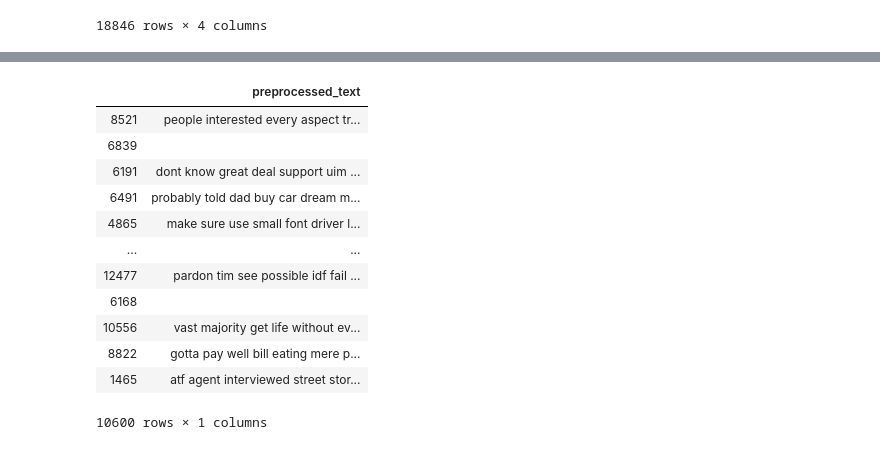
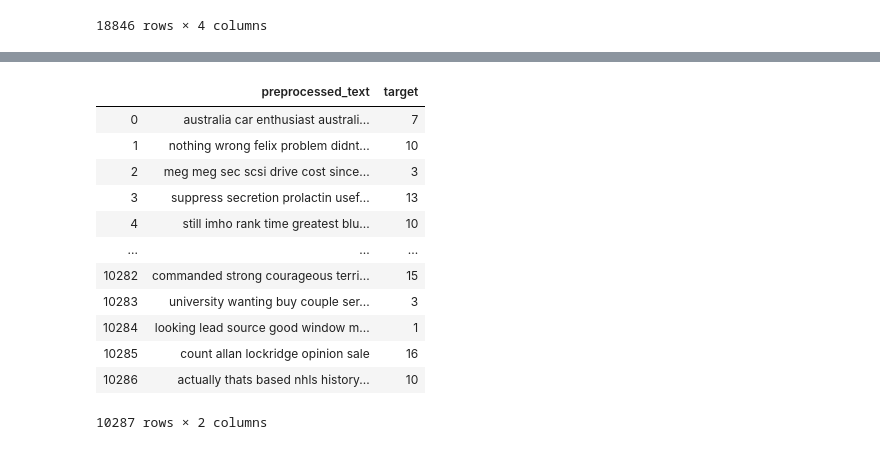
Before and after one commit to joekryan/NLP_Project, a Jupyter notebook: Workbook1.ipynb, the cells around one changed output, grey strips where cells are left out. Cells and saved outputs as stored; diff of their text form; code cells hidden in the pictures.

```diff
--- a/Workbook1.ipynb
+++ b/Workbook1.ipynb
@@ -309,19 +313,3 @@ y_train.to_frame()
-# %%
-X_train.to_frame()
-# %% [output]
-|  | preprocessed_text |
-| 8521 | people interested every aspect tr... |
-| 6839 |  |
-| 6191 | dont know great deal support uim ... |
-| 6491 | probably told dad buy car dream m... |
-| 4865 | make sure use small font driver l... |
-| ... | ... |
-| 12477 | pardon tim see possible idf fail ... |
-| 6168 |  |
-| 10556 | vast majority get life without ev... |
-| 8822 | gotta pay well bill eating mere p... |
-| 1465 | atf agent interviewed street stor... |
-10600 rows × 1 columns
 # %%
 train_df = X_train.to_frame().merge(y_train.to_frame(),left_index=True,right_index=True)
 val_df = X_val.to_frame().merge(y_val.to_frame(),left_index=True,right_index=True)
@@ -333,3 +321,21 @@ test_df.to_csv(r'Data/test.csv', index = True)
+# %%
+train = pd.read_csv('Data/train.csv')
+
+train
+# %% [output]
+|  | preprocessed_text | target |
+| 0 | australia car enthusiast australi... | 7 |
+| 1 | nothing wrong felix problem didnt... | 10 |
+| 2 | meg meg sec scsi drive cost since... | 3 |
+| 3 | suppress secretion prolactin usef... | 13 |
+| 4 | still imho rank time greatest blu... | 10 |
+| ... | ... | ... |
+| 10282 | commanded strong courageous terri... | 15 |
+| 10283 | university wanting buy couple ser... | 3 |
+| 10284 | looking lead source good window m... | 1 |
+| 10285 | count allan lockridge opinion sale | 16 |
+| 10286 | actually thats based nhls history... | 10 |
+10287 rows × 2 columns
 # %%
 accuracy = make_scorer(accuracy_score)
 precision = make_scorer(precision_score, average='macro')
```
Also changed, not shown: parts of 8 cells of this notebook, 3 other files.
